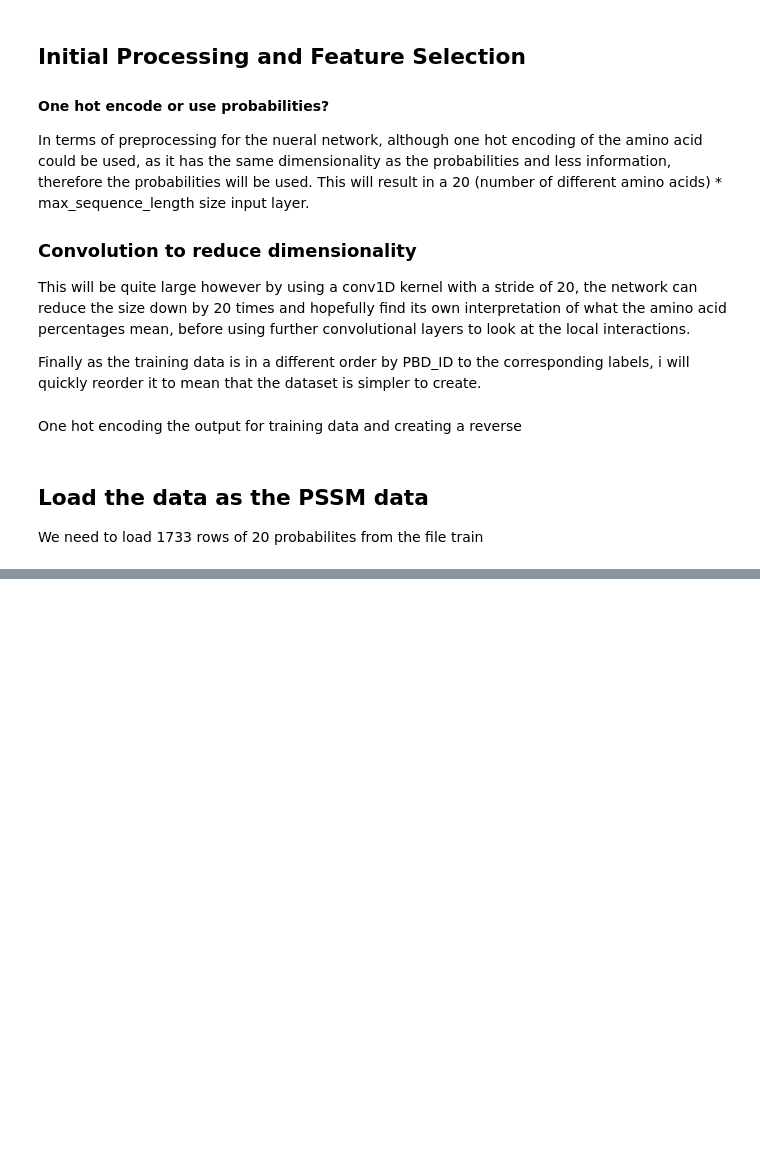
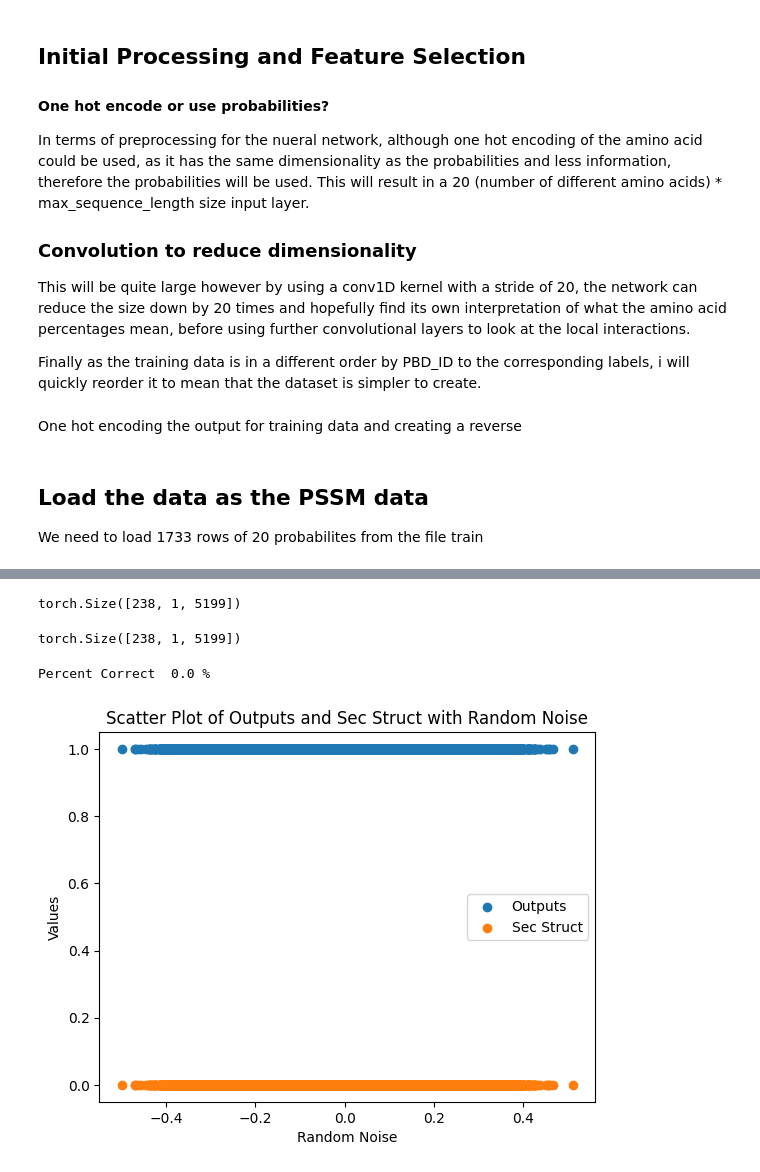
Before and after one commit to jamiemilsom/Deep_Learning_MSc, a Jupyter notebook: Kaggle/PSSM_Profiles/pssm.ipynb, the cells around one changed output, grey strips where cells are left out. Drawn from its saved outputs; the diff is of its cells as text; code cells hidden in the pictures; blank space fills up the shorter version.

```diff
--- a/Kaggle/PSSM_Profiles/pssm.ipynb
+++ b/Kaggle/PSSM_Profiles/pssm.ipynb
@@ -186,13 +186,13 @@ class PSSM(Dataset):
 
         num_zeros = max_sequence_length - len(pssm_data)
 
-        if num_zeros >0:
+        if num_zeros > 0:
 
             df_zeros = pd.DataFrame(0, index=range(num_zeros), columns=pssm_data.columns)
             pssm_data = pd.concat([pssm_data, df_zeros], ignore_index=True)
 
         pssm_data = pssm_data.to_numpy().flatten()
-        pssm_data = torch.tensor(pssm_data)
+        pssm_data = torch.tensor(pssm_data, dtype=torch.float32)
 
 
         sample = {
@@ -208,7 +208,7 @@ class PSSM(Dataset):
 
 
 dataset = PSSM(pssm_root_dir='/home/jamiemilsom/Deep_Learning_MSc/Kaggle/PSSM_Profiles/train',sec_struct_file_path='/home/jamiemilsom/Deep_Learning_MSc/Kaggle/PSSM_Profiles/labels_train.csv')
-dataloader = DataLoader(dataset, batch_size=32, shuffle=True)
+dataloader = DataLoader(dataset, batch_size=256, shuffle=True)
 # %%
 for batch in dataloader:
     pdb_ids = batch['PDB_ID']
@@ -222,0 +294,17 @@ Second Structure Data shape: torch.Size([32, 5199])
+# %%
+def test_model(model, dataloader):
+    model.eval()
+    correct = 0
+    total = 0
+    with torch.no_grad():
+        for i, batch in enumerate(dataloader):
+            pssm_data = batch['PSSM_Data']
+            sec_struct_data = batch['Second Structure Data']
+            pssm_data = pssm_data.unsqueeze(1).to(device='cuda')
+            sec_struct_data = sec_struct_data.unsqueeze(1).to(device='cuda')
+
+            outputs = model(pssm_data)
+
+        return outputs, sec_struct_data
+# %%
+train_model(ConvNet.to(device='cuda'), dataloader, loss_fn, optimizer, num_epochs=1)
@@ -222,0 +314,35 @@ Second Structure Data shape: torch.Size([32, 5199])
+# %%
+outputs, sec_struct_data = test_model(ConvNet.to(device='cuda'), dataloader)
+# %%
+outputs.shape
+# %% [output]
+torch.Size([238, 1, 5199])
+# %%
+sec_struct_data.shape
+# %% [output]
+torch.Size([238, 1, 5199])
+# %%
+output_compare = outputs.flatten()
+sec_struct_data_compare = sec_struct_data.flatten()
+
+num_same_indexes = torch.sum(torch.eq(output_compare, sec_struct_data_compare)).item()
+print("Percent Correct ", num_same_indexes/len(output_compare) * 100, '%')
+# %% [output]
+Percent Correct  0.0 %
+# %%
+import seaborn as sns
+import numpy as np
+
+# Generate random noise for x-axis
+noise = np.random.normal(0, 0.1, size=outputs.flatten().shape)
+
+# Create scatter plot
+plt.scatter(noise, outputs.flatten().cpu().numpy(), label='Outputs')
+plt.scatter(noise, sec_struct_data.flatten().cpu().numpy(), label='Sec Struct')
+plt.legend()
+plt.xlabel('Random Noise')
+plt.ylabel('Values')
+plt.title('Scatter Plot of Outputs and Sec Struct with Random Noise')
+plt.show()
+# %% [output]
+[figure, added]
```
Also changed, not shown: parts of 5 cells of this notebook.
